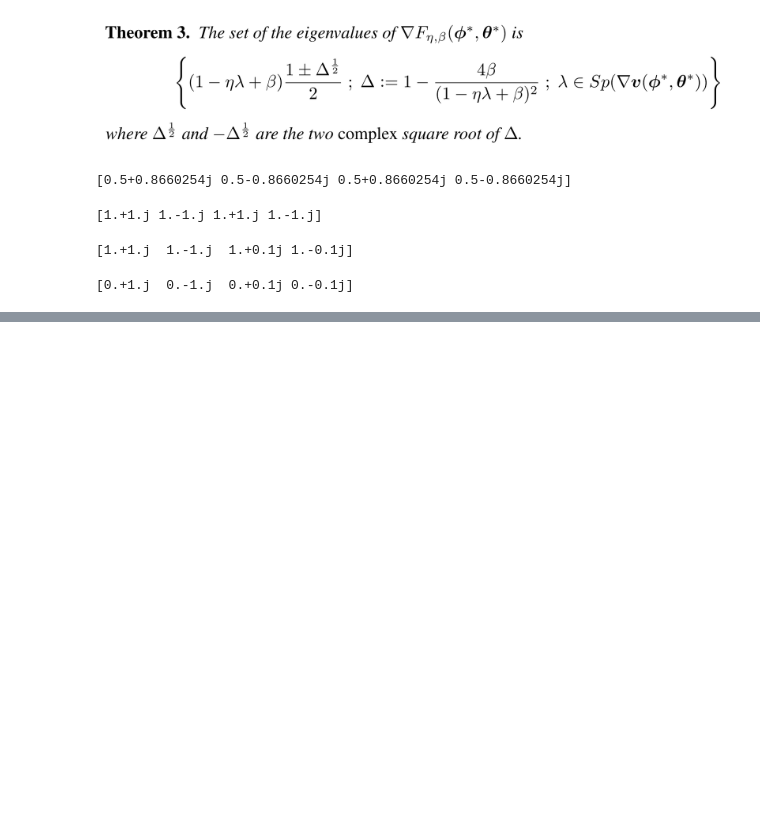
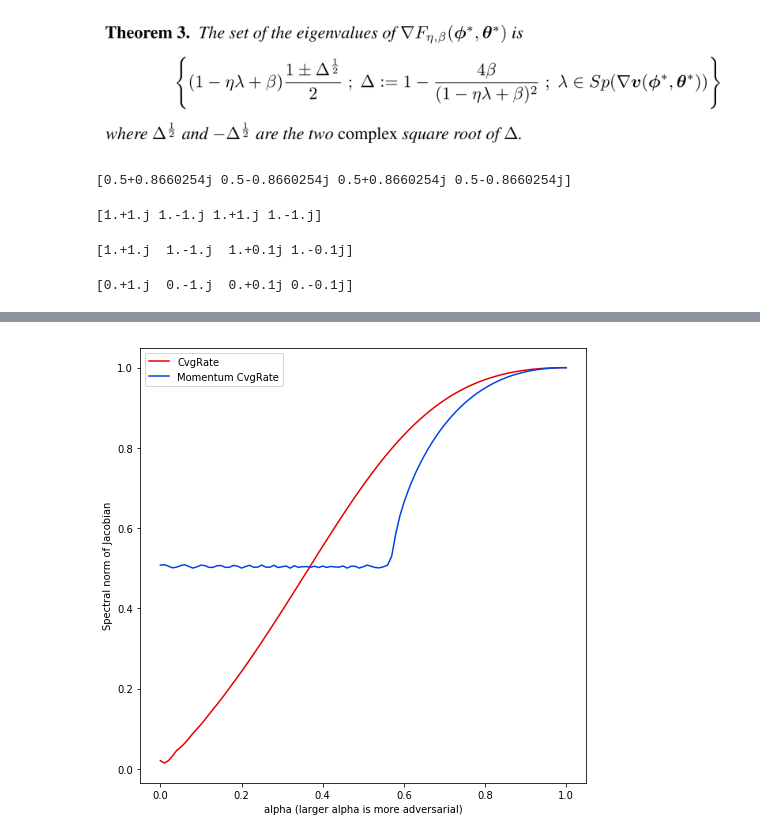
Before and after one commit to gabrielhuang/negmomentum, a Jupyter notebook: shifting_eigs.ipynb, the cells around one changed output, grey strips where cells are left out. Cells and saved outputs as stored; diff of their text form; code cells hidden in the pictures; blank space fills up the shorter version.

```diff
--- a/shifting_eigs.ipynb
+++ b/shifting_eigs.ipynb
@@ -255,0 +278,30 @@ Exporting for alpha=0.222222222222
+# %%
+# Badly conditioned adversarial part
+alphas = np.linspace(0, 1, 101)
+rates = []
+momentum_rates = []
+for alpha in alphas:
+    a = 1
+    b = 0.1
+    m = np.array([
+           [ 1-alpha,  0, -alpha,  0],
+           [ 0,  1-alpha,  0, -alpha],
+           [ alpha,  0,  1-alpha,  0],
+           [ 0,  alpha,  0,  1-alpha]])
+    eig_m = eigvals(m)
+    beta = -0.25
+
+    #print 'Exporting for alpha={}'.format(alpha)
+    #print eig_m
+    rate, momentum_rate = export_animation('mix_{:.2f}'.format(alpha), eig_m, beta, export_anim=True, nofigure=True)
+    rates.append(rate)
+    momentum_rates.append(momentum_rate)
+
+plt.plot(alphas, rates, label='CvgRate', color='xkcd:red')
+plt.plot(alphas, momentum_rates, label='Momentum CvgRate', color='xkcd:blue')
+plt.legend()
+plt.xlabel('alpha (larger alpha is more adversarial)')
+plt.ylabel('Spectral norm of Jacobian')
+plt.savefig('adversarial.pdf', bbox_inches='tight')
+# %% [output]
+[figure, added]
```
Also changed, not shown: parts of 8 cells of this notebook.
